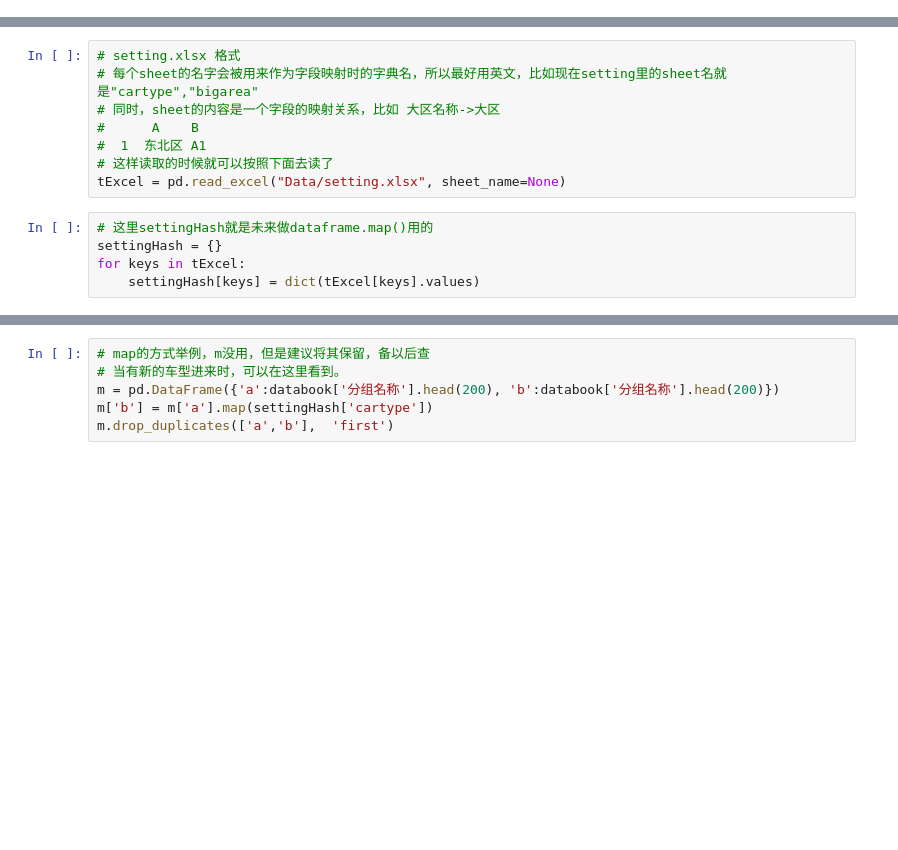
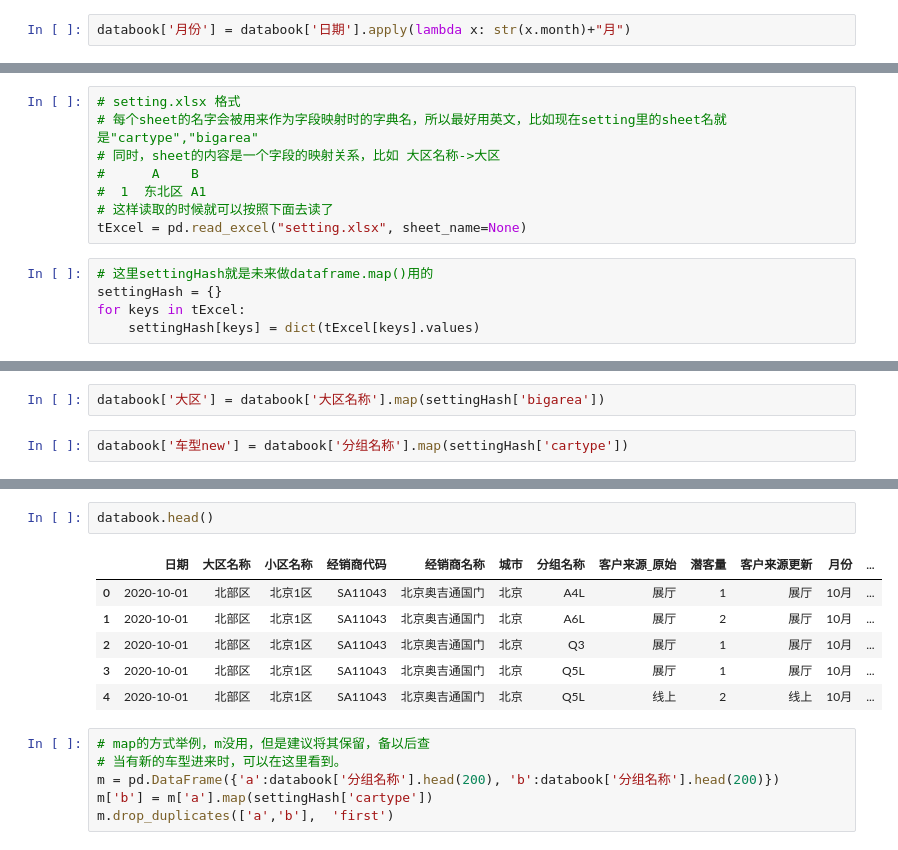
Before and after one commit to orinbai/notebook, a Jupyter notebook: missval.ipynb, the cells around one changed output, grey strips where cells are left out. Saved outputs shown, nothing was run; the diff lists cells and outputs as text; blank space fills up the shorter version.

```diff
--- a/missval.ipynb
+++ b/missval.ipynb
@@ -32,2 +34,4 @@ databook['日期'][0].month
+# %%
+databook['月份'] = databook['日期'].apply(lambda x: str(x.month)+"月")
 # %%
 # 这个部分只是当前可用，后续还是要使用配置文件导入
@@ -39,7 +43,7 @@ areaDict = dict(databook[['大区名称', '大区']].drop_duplicates().values.to
 #      A    B
 #  1  东北区 A1
 # 这样读取的时候就可以按照下面去读了
-tExcel = pd.read_excel("Data/setting.xlsx", sheet_name=None)
+tExcel = pd.read_excel("setting.xlsx", sheet_name=None)
 # %%
 # 这里settingHash就是未来做dataframe.map()用的
 settingHash = {}
@@ -51,0 +56,4 @@ odict_keys(['cartype', 'bigarea'])
+# %%
+databook['大区'] = databook['大区名称'].map(settingHash['bigarea'])
+# %%
+databook['车型new'] = databook['分组名称'].map(settingHash['cartype'])
@@ -52,3 +69,12 @@ odict_keys(['cartype', 'bigarea'])
+# %%
+databook.head()
+# %% [output]
+|  | 日期 | 大区名称 | 小区名称 | 经销商代码 | 经销商名称 | 城市 | 分组名称 | 客户来源_原始 | 潜客量 | 客户来源更新 | 月份 | ... |
+| 0 | 2020-10-01 | 北部区 | 北京1区 | SA11043 | 北京奥吉通国门 | 北京 | A4L | 展厅 | 1 | 展厅 | 10月 | ... |
+| 1 | 2020-10-01 | 北部区 | 北京1区 | SA11043 | 北京奥吉通国门 | 北京 | A6L | 展厅 | 2 | 展厅 | 10月 | ... |
+| 2 | 2020-10-01 | 北部区 | 北京1区 | SA11043 | 北京奥吉通国门 | 北京 | Q3 | 展厅 | 1 | 展厅 | 10月 | ... |
+| 3 | 2020-10-01 | 北部区 | 北京1区 | SA11043 | 北京奥吉通国门 | 北京 | Q5L | 展厅 | 1 | 展厅 | 10月 | ... |
+| 4 | 2020-10-01 | 北部区 | 北京1区 | SA11043 | 北京奥吉通国门 | 北京 | Q5L | 线上 | 2 | 线上 | 10月 | ... |
 # %%
 # map的方式举例，m没用，但是建议将其保留，备以后查
 # 当有新的车型进来时，可以在这里看到。
```
Also changed, not shown: parts of 8 cells of this notebook.
